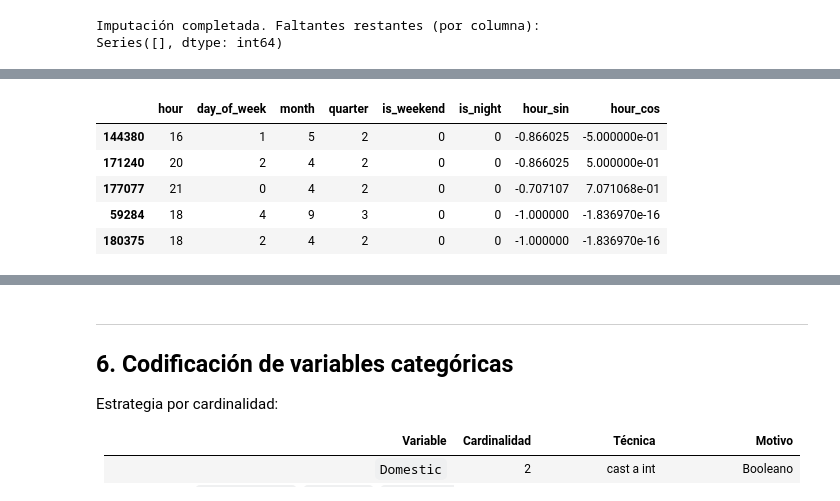
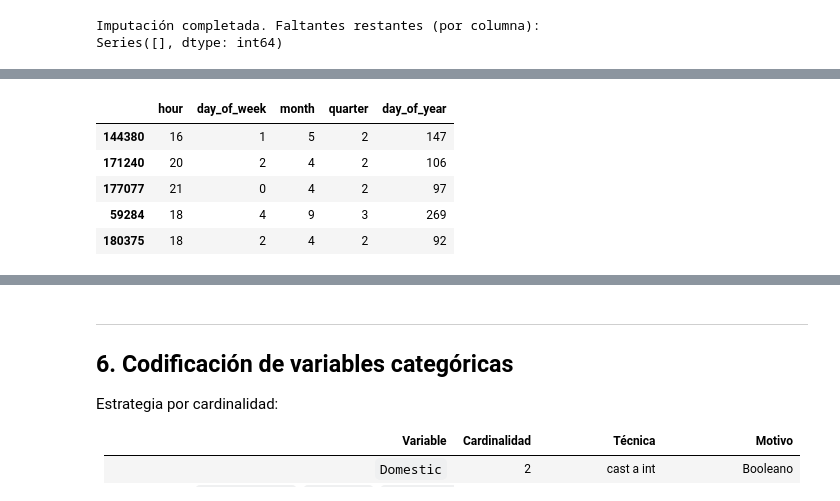
Before and after one commit to francomor/ceia-analisis-de-datos-tp-final, a Jupyter notebook: 2.tp_final_parte2_fran.ipynb, the cells around one changed output, grey strips where cells are left out. Saved outputs shown, nothing was run; the diff lists cells and outputs as text; code cells hidden in the pictures.

```diff
--- a/2.tp_final_parte2_fran.ipynb
+++ b/2.tp_final_parte2_fran.ipynb
@@ -115,13 +116,15 @@ También convertimos `Date` a `datetime`, estandarizamos los strings categórico
 # Columnas a eliminar:
 # - Identificadores, constantes o derivadas.
 # - X/Y Coordinate: redundantes con Latitude/Longitude (proyección State Plane Illinois East NAD 1983).
+# - IUCR: código del tipo de crimen usado solo como clave de merge; redundante con
+#   Primary Type + Description (ambas conservadas).
 # - IUCR Primary: idéntico a 'Primary Type' (mismo campo, nombres distintos).
 # - IUCR Secondary: idéntico a 'Description' (mismo campo, nombres distintos).
-# - Index Code: proviene también del merge IUCR. Tiene ~4% de valores faltantes
+# - Index Code: del merge IUCR, ~4% de faltantes y señal marginal.
 cols_drop = [
     'ID', 'Case Number', 'Year', 'Location', 'Updated On', 'Block',
     'X Coordinate', 'Y Coordinate',
-    'IUCR Primary', 'IUCR Secondary', 'Index Code',
+    'IUCR', 'IUCR Primary', 'IUCR Secondary', 'Index Code',
 ]
 df_clean = df_chicago.drop(columns=cols_drop)
 
@@ -310,30 +301,23 @@ Se crean variables nuevas que explotan información latente en `Date` y en las c
 # %%
 def build_time_features(df_):
     out = df_.copy()
     d = out['Date']
     out['hour']         = d.dt.hour
     out['day_of_week']  = d.dt.dayofweek
     out['month']        = d.dt.month
     out['quarter']      = d.dt.quarter
     out['day_of_year']  = d.dt.dayofyear
-    out['is_weekend']   = (out['day_of_week'] >= 5).astype(int)
-    out['is_night']     = ((out['hour'] >= 22) | (out['hour'] < 6)).astype(int)
-    out['hour_sin'] = np.sin(2 * np.pi * out['hour'] / 24)
-    out['hour_cos'] = np.cos(2 * np.pi * out['hour'] / 24)
-    out['dow_sin']  = np.sin(2 * np.pi * out['day_of_week'] / 7)
-    out['dow_cos']  = np.cos(2 * np.pi * out['day_of_week'] / 7)
     return out
 
 X_train = build_time_features(X_train)
 X_test  = build_time_features(X_test)
 
-X_train[['hour', 'day_of_week', 'month', 'quarter',
-         'is_weekend', 'is_night', 'hour_sin', 'hour_cos']].head()
+X_train[['hour', 'day_of_week', 'month', 'quarter', 'day_of_year']].head()
 # %% [output]
-|  | hour | day_of_week | month | quarter | is_weekend | is_night | hour_sin | hour_cos |
-| 144380 | 16 | 1 | 5 | 2 | 0 | 0 | -0.866025 | -5.000000e-01 |
-| 171240 | 20 | 2 | 4 | 2 | 0 | 0 | -0.866025 | 5.000000e-01 |
-| 177077 | 21 | 0 | 4 | 2 | 0 | 0 | -0.707107 | 7.071068e-01 |
-| 59284 | 18 | 4 | 9 | 3 | 0 | 0 | -1.000000 | -1.836970e-16 |
-| 180375 | 18 | 2 | 4 | 2 | 0 | 0 | -1.000000 | -1.836970e-16 |
+|  | hour | day_of_week | month | quarter | day_of_year |
+| 144380 | 16 | 1 | 5 | 2 | 147 |
+| 171240 | 20 | 2 | 4 | 2 | 106 |
+| 177077 | 21 | 0 | 4 | 2 | 97 |
+| 59284 | 18 | 4 | 9 | 3 | 269 |
+| 180375 | 18 | 2 | 4 | 2 | 92 |
 # %%
```
Also changed, not shown: parts of 23 cells of this notebook.
